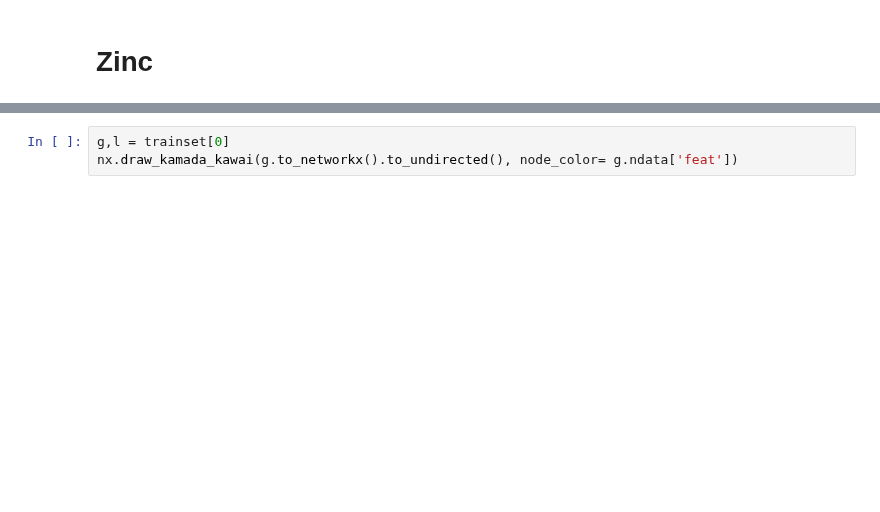
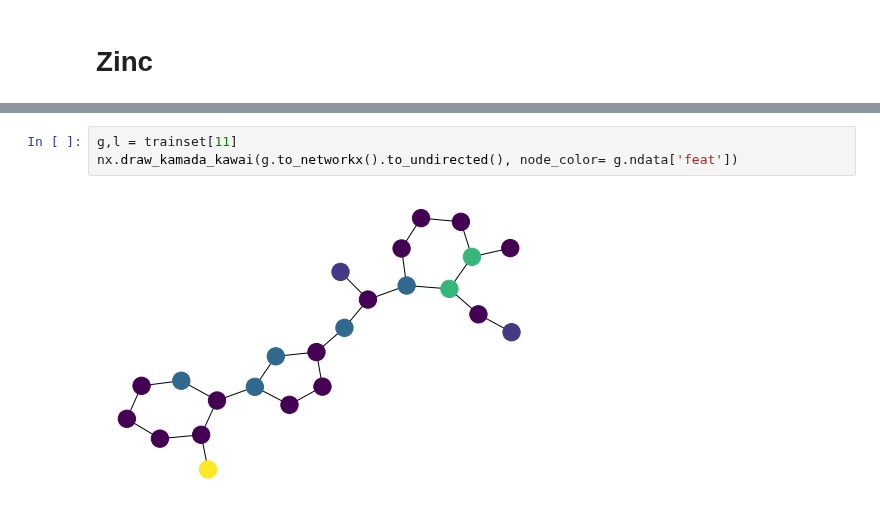
Before and after one commit to Axeln78/SpectralDGL, a Jupyter notebook: resources/dataset.ipynb, the cells around one changed output, grey strips where cells are left out. Drawn from its saved outputs; the diff is of its cells as text; blank space fills up the shorter version.

```diff
--- a/resources/dataset.ipynb
+++ b/resources/dataset.ipynb
@@ -109,3 +125,5 @@ trainset, valset, testset = dataset.train, dataset.val, dataset.test
 # %%
-g,l = trainset[0]
+g,l = trainset[11]
 nx.draw_kamada_kawai(g.to_networkx().to_undirected(), node_color= g.ndata['feat'])
+# %% [output]
+[figure, added]
```
Also changed, not shown: parts of 11 cells of this notebook.
